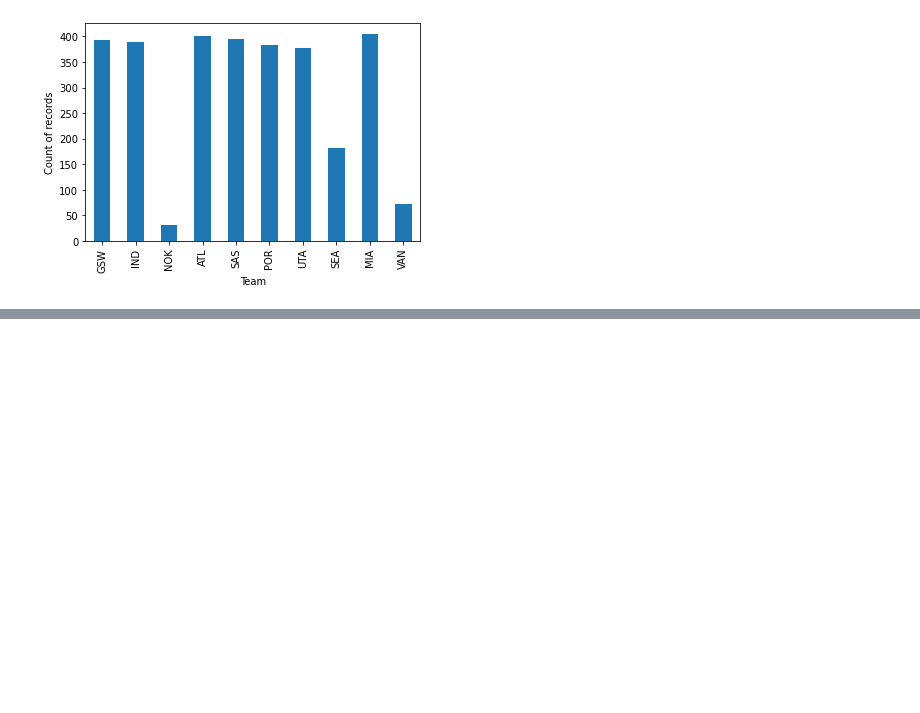
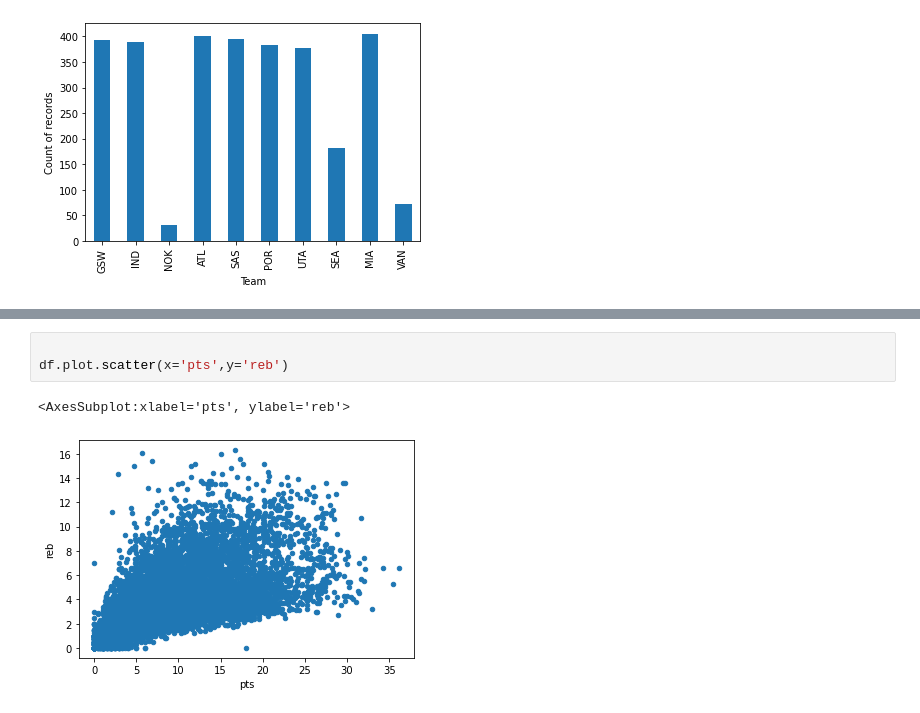
Before and after one commit to willosullivan/Practical-Statistics-for-Data-Science, a Jupyter notebook: chapter-1-exploratory-data-analysis.ipynb, the cells around one changed output, grey strips where cells are left out. Saved outputs shown, nothing was run; the diff lists cells and outputs as text; blank space fills up the shorter version.

```diff
--- a/chapter-1-exploratory-data-analysis.ipynb
+++ b/chapter-1-exploratory-data-analysis.ipynb
@@ -468,0 +519,6 @@ Text(0, 0.5, 'Count of records')
+# %%
+
+df.plot.scatter(x='pts',y='reb')
+# %% [output]
+<AxesSubplot:xlabel='pts', ylabel='reb'>
+[figure, added]
```
Also changed, not shown: parts of 9 cells of this notebook.
